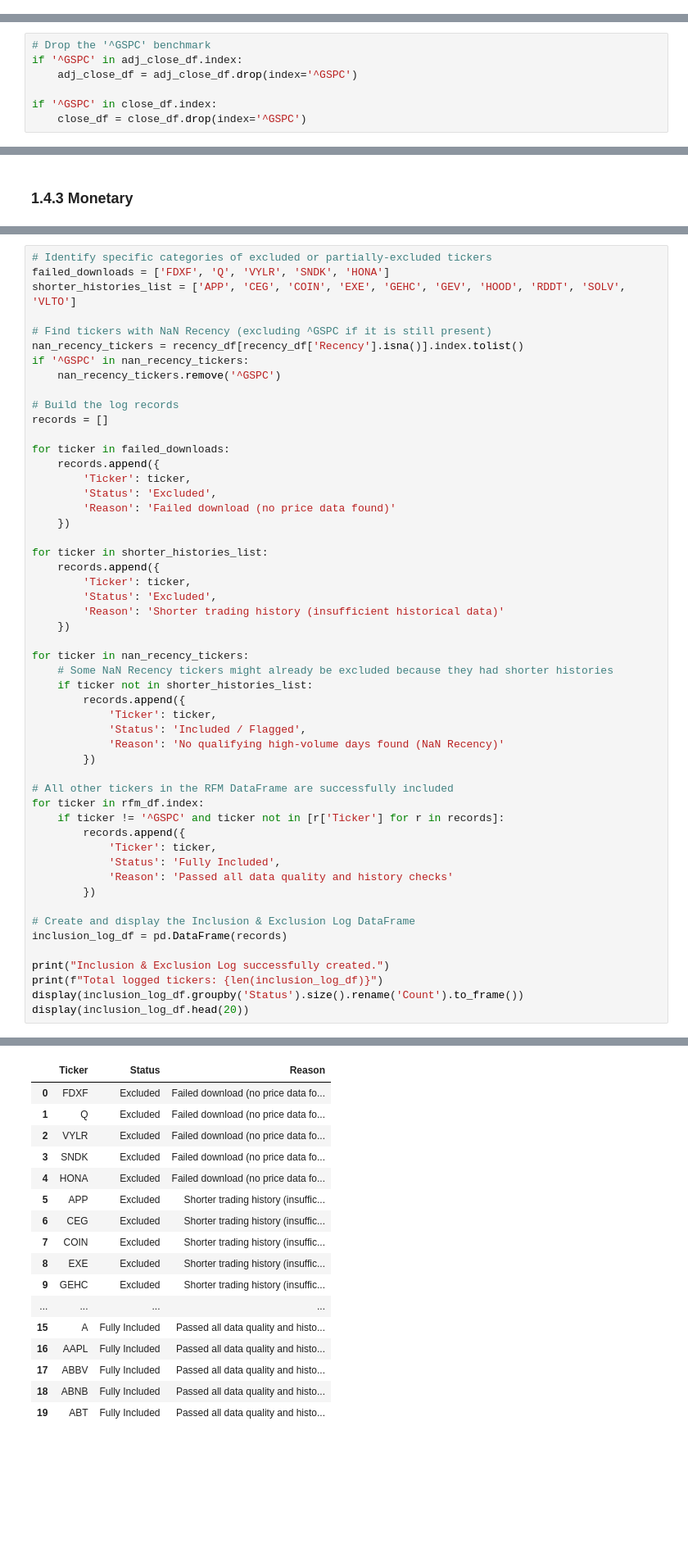
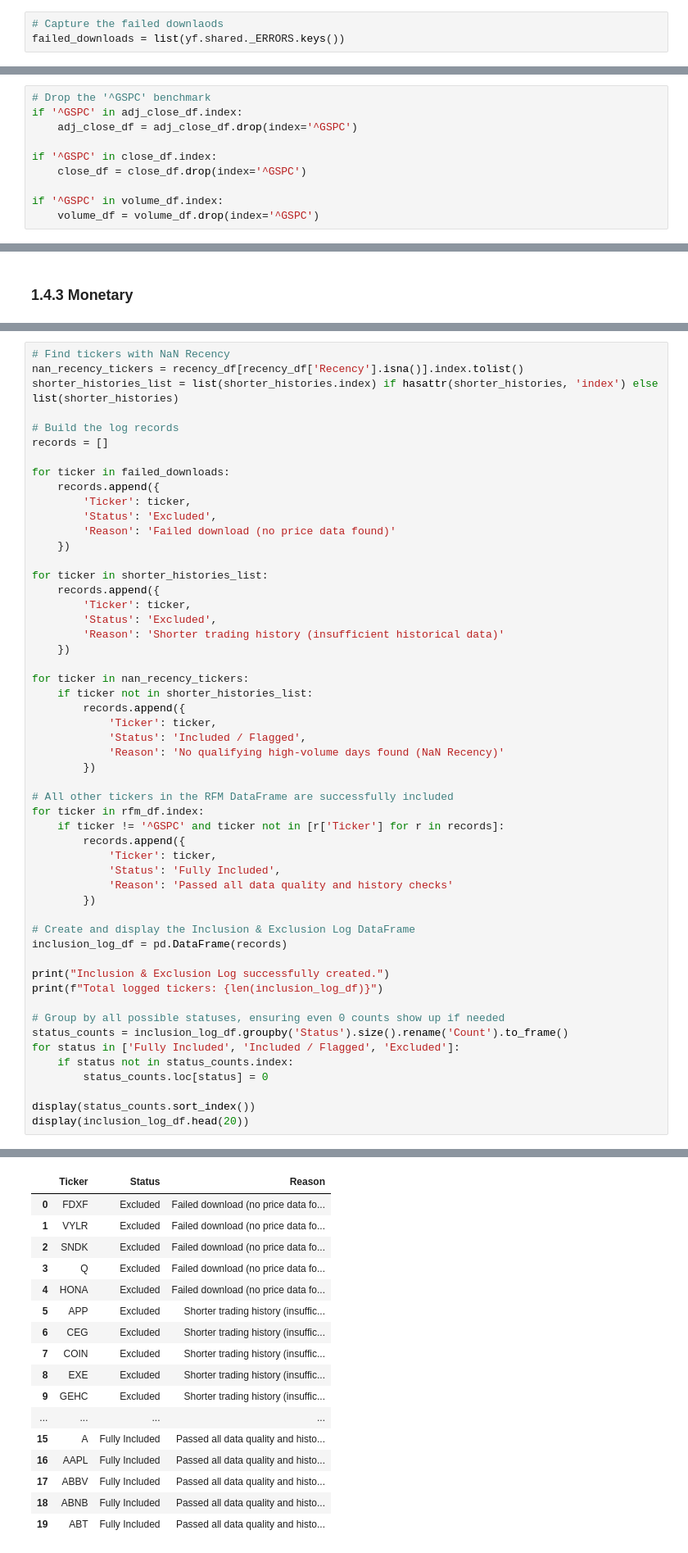
Before and after one commit to Govindu-Sathruwan/CRM-CM-CW1, a Jupyter notebook: CRM_&_CM_CW1.ipynb, the cells around one changed output, grey strips where cells are left out. Shown at 82% size. Cells and saved outputs as stored; diff of their text form; blank space fills up the shorter version.

```diff
--- a/CRM_&_CM_CW1.ipynb
+++ b/CRM_&_CM_CW1.ipynb
@@ -72,3 +73,6 @@ Market Data: (1005, 3024)
 5 rows × 3024 columns
+# %%
+# Capture the failed downlaods
+failed_downloads = list(yf.shared._ERRORS.keys())
 # %%
 import datetime
@@ -467,6 +471,9 @@ if '^GSPC' in adj_close_df.index:
 
 if '^GSPC' in close_df.index:
     close_df = close_df.drop(index='^GSPC')
+
+if '^GSPC' in volume_df.index:
+    volume_df = volume_df.drop(index='^GSPC')
 # %%
 # Get the volume for last 60 days for Recency and Frequency claulation
 volume_60_days = volume_df.loc[:, :observation_date].iloc[:, -60:]
@@ -649,14 +656,9 @@ RFM DataFrame created successfully. Shape: (489, 3)
 | AJG | 4.0 | 6 | 2.824304e+10 |
 | AKAM | 53.0 | 1 | 1.032339e+10 |
 # %%
-# Identify specific categories of excluded or partially-excluded tickers
-failed_downloads = ['FDXF', 'Q', 'VYLR', 'SNDK', 'HONA']
-shorter_histories_list = ['APP', 'CEG', 'COIN', 'EXE', 'GEHC', 'GEV', 'HOOD', 'RDDT', 'SOLV', 'VLTO']
-
-# Find tickers with NaN Recency (excluding ^GSPC if it is still present)
+# Find tickers with NaN Recency
 nan_recency_tickers = recency_df[recency_df['Recency'].isna()].index.tolist()
-if '^GSPC' in nan_recency_tickers:
-    nan_recency_tickers.remove('^GSPC')
+shorter_histories_list = list(shorter_histories.index) if hasattr(shorter_histories, 'index') else list(shorter_histories)
 
 # Build the log records
 records = []
@@ -676,7 +678,6 @@ for ticker in shorter_histories_list:
     })
 
 for ticker in nan_recency_tickers:
-    # Some NaN Recency tickers might already be excluded because they had shorter histories
     if ticker not in shorter_histories_list:
         records.append({
             'Ticker': ticker,
@@ -698,7 +699,14 @@ inclusion_log_df = pd.DataFrame(records)
 
 print("Inclusion & Exclusion Log successfully created.")
 print(f"Total logged tickers: {len(inclusion_log_df)}")
-display(inclusion_log_df.groupby('Status').size().rename('Count').to_frame())
+
+# Group by all possible statuses, ensuring even 0 counts show up if needed
+status_counts = inclusion_log_df.groupby('Status').size().rename('Count').to_frame()
+for status in ['Fully Included', 'Included / Flagged', 'Excluded']:
+    if status not in status_counts.index:
+        status_counts.loc[status] = 0
+
+display(status_counts.sort_index())
 display(inclusion_log_df.head(20))
 # %% [output]
 Inclusion & Exclusion Log successfully created.
@@ -710,8 +719,8 @@ Total logged tickers: 503
 |  | Ticker | Status | Reason |
 | 0 | FDXF | Excluded | Failed download (no price data fo... |
-| 1 | Q | Excluded | Failed download (no price data fo... |
-| 2 | VYLR | Excluded | Failed download (no price data fo... |
-| 3 | SNDK | Excluded | Failed download (no price data fo... |
+| 1 | VYLR | Excluded | Failed download (no price data fo... |
+| 2 | SNDK | Excluded | Failed download (no price data fo... |
+| 3 | Q | Excluded | Failed download (no price data fo... |
 | 4 | HONA | Excluded | Failed download (no price data fo... |
 | 5 | APP | Excluded | Shorter trading history (insuffic... |
 | 6 | CEG | Excluded | Shorter trading history (insuffic... |
```
Also changed, not shown: parts of 14 cells of this notebook.
